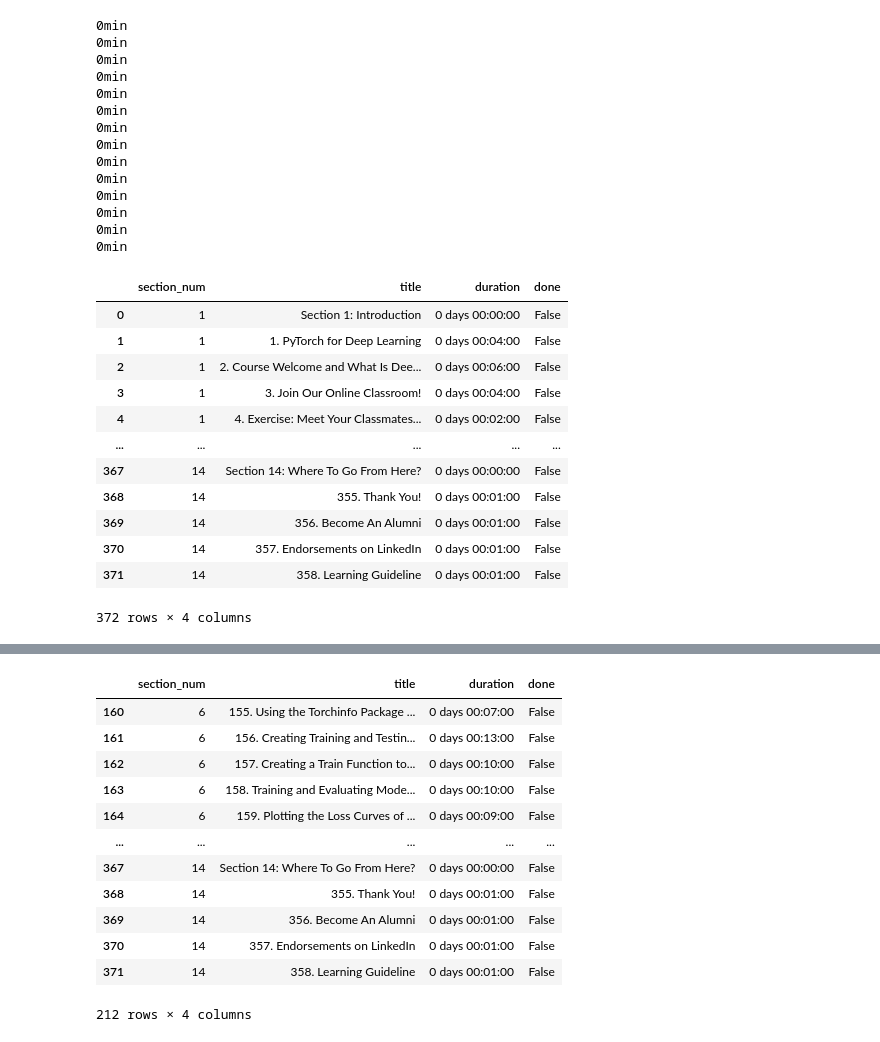
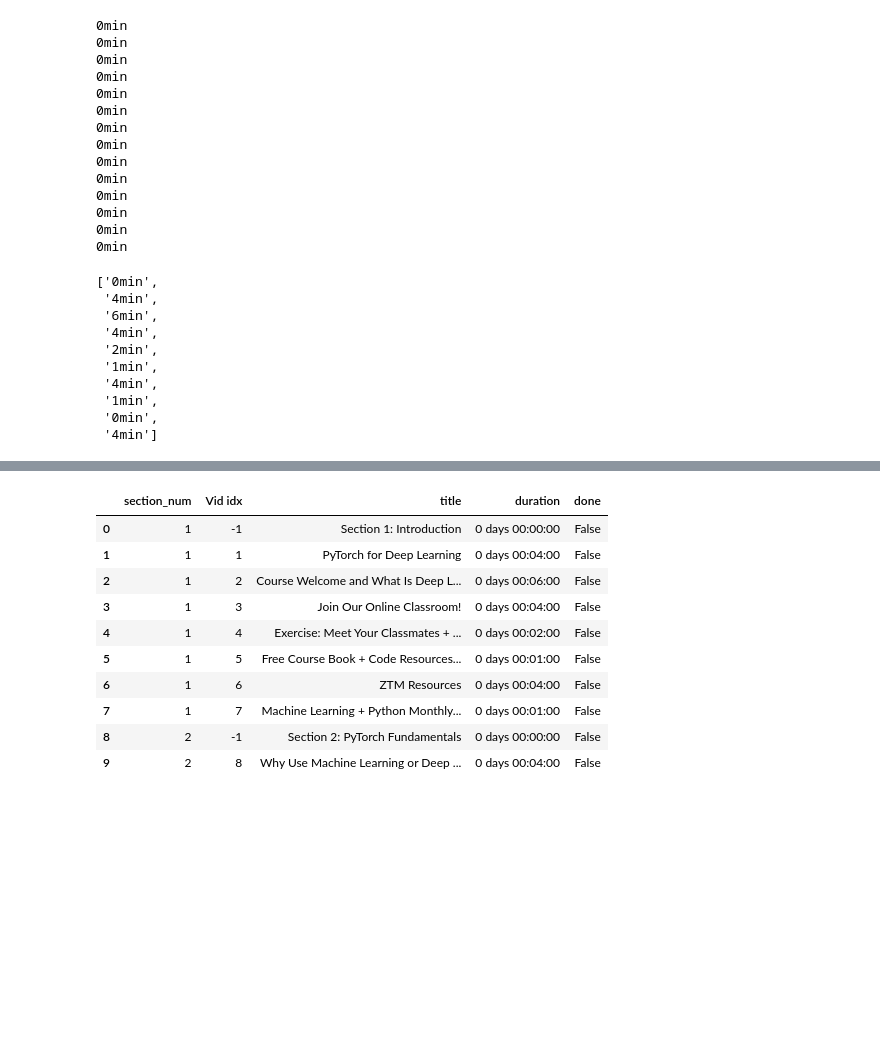
Before and after one commit to ridamansour/PyTorchLearning, a Jupyter notebook: Progress/scrape_df.ipynb, the cells around one changed output, grey strips where cells are left out. Cells and saved outputs as stored; diff of their text form; code cells hidden in the pictures; blank space fills up the shorter version.

```diff
--- a/Progress/scrape_df.ipynb
+++ b/Progress/scrape_df.ipynb
@@ -32,7 +32,7 @@ for span in spans:
 # %%
 from bs4 import BeautifulSoup
 
-with open("bozo.html", "r", encoding="utf-8") as file:
+with open("course.html", "r", encoding="utf-8") as file:
     soup = BeautifulSoup(file, "html.parser")
 
 # Find all span tags with the exact class
@@ -310,0 +350,2 @@ titles[365:], durations[365:]
+# %%
+durations = durations[:372]
@@ -381,4 +440,17 @@ for idx, dur in enumerate(durations):
 0min
 0min
 0min
+# %%
+pure_time_data[:10]
+# %% [output]
+['0min',
+ '4min',
+ '6min',
+ '4min',
+ '2min',
+ '1min',
+ '4min',
+ '1min',
+ '0min',
+ '4min']
 # %%
@@ -396,19 +467,13 @@ def parse_duration(text):
         minutes = int(match.group(1))
     return timedelta(hours=hours, minutes=minutes)
 # %%
+df = pd.DataFrame({
+   "section_num": sections,
+    "Vid idx": list(map(lambda x: -1 if x.find(". ")==-1 else int(x[:x.find(".")]), titles)),
+    "title": list(map(lambda x: x[x.find(". ")+2:] if x.find(". ")!=-1 else x, titles)),
+    "duration" : list(map(lambda x: parse_duration(x), pure_time_data)),
+    "done" : [False]*len(titles)
+})
-# %% [output]
-|  | section_num | title | duration | done |
-| 0 | 1 | Section 1: Introduction | 0 days 00:00:00 | False |
-| 1 | 1 | 1. PyTorch for Deep Learning | 0 days 00:04:00 | False |
-| 2 | 1 | 2. Course Welcome and What Is Dee... | 0 days 00:06:00 | False |
-| 3 | 1 | 3. Join Our Online Classroom! | 0 days 00:04:00 | False |
-| 4 | 1 | 4. Exercise: Meet Your Classmates... | 0 days 00:02:00 | False |
-| ... | ... | ... | ... | ... |
-| 367 | 14 | Section 14: Where To Go From Here? | 0 days 00:00:00 | False |
-| 368 | 14 | 355. Thank You! | 0 days 00:01:00 | False |
-| 369 | 14 | 356. Become An Alumni | 0 days 00:01:00 | False |
-| 370 | 14 | 357. Endorsements on LinkedIn | 0 days 00:01:00 | False |
-| 371 | 14 | 358. Learning Guideline | 0 days 00:01:00 | False |
-372 rows × 4 columns
 # %%
+df.head(10)
 # %% [output]
@@ -416,16 +480,11 @@ Timedelta('2 days 04:15:00')
+|  | section_num | Vid idx | title | duration | done |
+| 0 | 1 | -1 | Section 1: Introduction | 0 days 00:00:00 | False |
+| 1 | 1 | 1 | PyTorch for Deep Learning | 0 days 00:04:00 | False |
+| 2 | 1 | 2 | Course Welcome and What Is Deep L... | 0 days 00:06:00 | False |
+| 3 | 1 | 3 | Join Our Online Classroom! | 0 days 00:04:00 | False |
+| 4 | 1 | 4 | Exercise: Meet Your Classmates + ... | 0 days 00:02:00 | False |
+| 5 | 1 | 5 | Free Course Book + Code Resources... | 0 days 00:01:00 | False |
+| 6 | 1 | 6 | ZTM Resources | 0 days 00:04:00 | False |
+| 7 | 1 | 7 | Machine Learning + Python Monthly... | 0 days 00:01:00 | False |
+| 8 | 2 | -1 | Section 2: PyTorch Fundamentals | 0 days 00:00:00 | False |
+| 9 | 2 | 8 | Why Use Machine Learning or Deep ... | 0 days 00:04:00 | False |
-# %%
-df.loc[(df["done"]==False)]
-# %% [output]
-|  | section_num | title | duration | done |
-| 160 | 6 | 155. Using the Torchinfo Package ... | 0 days 00:07:00 | False |
-| 161 | 6 | 156. Creating Training and Testin... | 0 days 00:13:00 | False |
-| 162 | 6 | 157. Creating a Train Function to... | 0 days 00:10:00 | False |
-| 163 | 6 | 158. Training and Evaluating Mode... | 0 days 00:10:00 | False |
-| 164 | 6 | 159. Plotting the Loss Curves of ... | 0 days 00:09:00 | False |
-| ... | ... | ... | ... | ... |
-| 367 | 14 | Section 14: Where To Go From Here? | 0 days 00:00:00 | False |
-| 368 | 14 | 355. Thank You! | 0 days 00:01:00 | False |
-| 369 | 14 | 356. Become An Alumni | 0 days 00:01:00 | False |
-| 370 | 14 | 357. Endorsements on LinkedIn | 0 days 00:01:00 | False |
-| 371 | 14 | 358. Learning Guideline | 0 days 00:01:00 | False |
-212 rows × 4 columns
```
Also changed, not shown: parts of 26 cells of this notebook, 5 other files.
